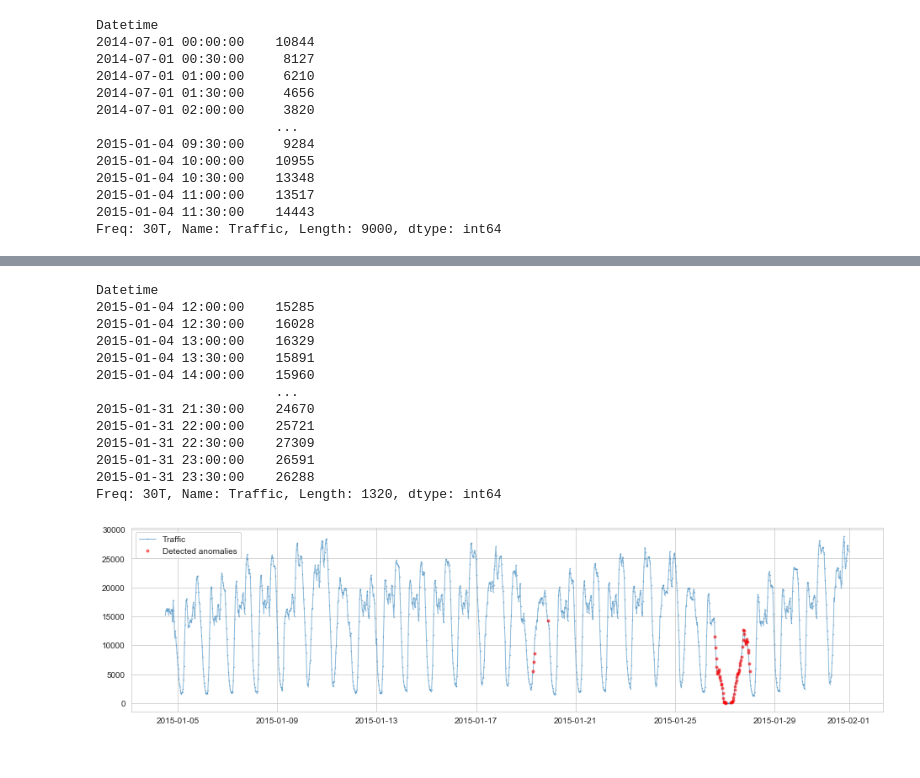
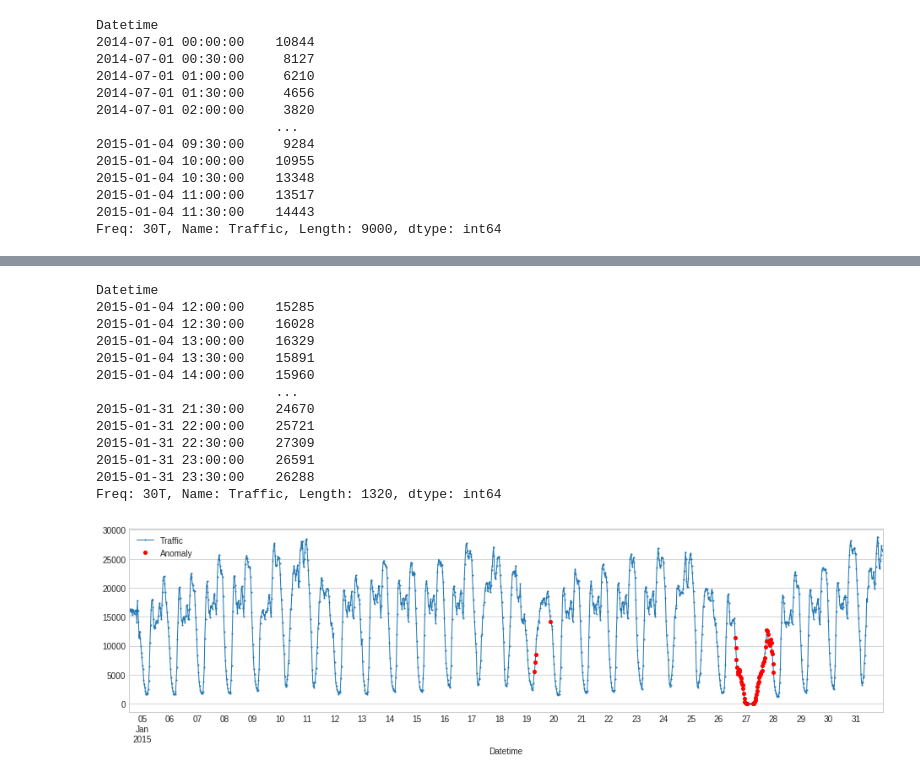
Before and after one commit to arundo/adtk, a Jupyter notebook: docs/notebooks/quickstart.ipynb, the cells around one changed output, grey strips where cells are left out. Cells and saved outputs as stored; diff of their text form; code cells hidden in the pictures.

```diff
--- a/docs/notebooks/quickstart.ipynb
+++ b/docs/notebooks/quickstart.ipynb
@@ -65,21 +67,21 @@ plot(s_train, anomaly_true=known_anomalies, anomaly_pred=anomalies, ap_color='re
 # %%
 s_test = pd.read_csv("./data/quickstart/testing.csv", index_col="Datetime", parse_dates=True, squeeze=True)
 s_test = validate_series(s_test)
 print(s_test)
 anomalies_pred = seasonal_ad.detect(s_test)
-plot(s_test, anomaly_pred=anomalies_pred, ts_linewidth=1, ap_color='red', ap_marker_on_curve=True);
+plot(s_test, anomaly=anomalies_pred, ts_linewidth=1, anomaly_color='red', anomaly_tag="marker");
 # %% [output]
 Datetime
 2015-01-04 12:00:00    15285
 2015-01-04 12:30:00    16028
 2015-01-04 13:00:00    16329
 2015-01-04 13:30:00    15891
 2015-01-04 14:00:00    15960
                        ...
 2015-01-31 21:30:00    24670
 2015-01-31 22:00:00    25721
 2015-01-31 22:30:00    27309
 2015-01-31 23:00:00    26591
 2015-01-31 23:30:00    26288
 Freq: 30T, Name: Traffic, Length: 1320, dtype: int64
-[figure, old version]
+[figure, new version]
```
Also changed, not shown: parts of 3 cells of this notebook, 5 other files.
